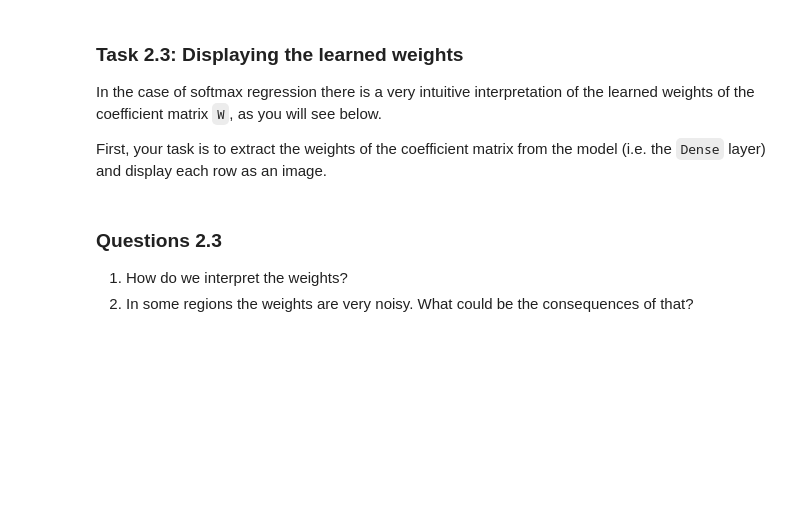
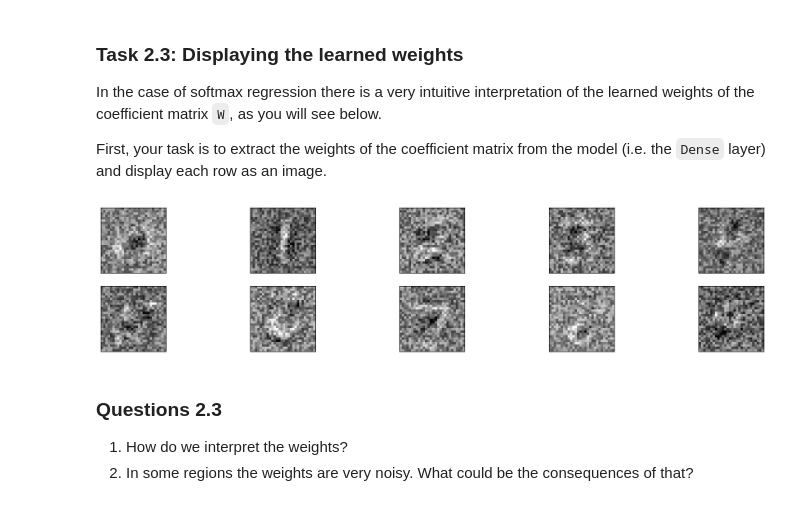
Before and after one commit to zrq0903/DLVR_25, a Jupyter notebook: Lab3_FunWithMNIST.ipynb, the cells around one changed output. Cells and saved outputs as stored; diff of their text form; code cells hidden in the pictures; blank space fills up the shorter version.

```diff
--- a/Lab3_FunWithMNIST.ipynb
+++ b/Lab3_FunWithMNIST.ipynb
@@ -306,15 +329,17 @@ In the case of softmax regression there is a very intuitive interpretation of th
 
 First, your task is to extract the weights of the coefficient matrix from the model (i.e. the `Dense` layer) and display each row as an image.
 # %%
-W = # Your code goes here
+W = model.get_weights()[0] # get the weights of the Dense layer
 W = W.reshape((28,28,10)) # there are 10 classes and one 28x28 weight image per class
 plt.figure(figsize=(20,4))
 for i in range(10):
   ax = plt.subplot(2,5,i+1)
   plt.imshow(W[:,:,i])
   ax.get_xaxis().set_visible(False)
   ax.get_yaxis().set_visible(False)
   plt.gray()
+# %% [output]
+[figure, added]
 # %% [markdown]
 ### Questions 2.3
 1. How do we interpret the weights?
```
Also changed, not shown: parts of 26 cells of this notebook.
